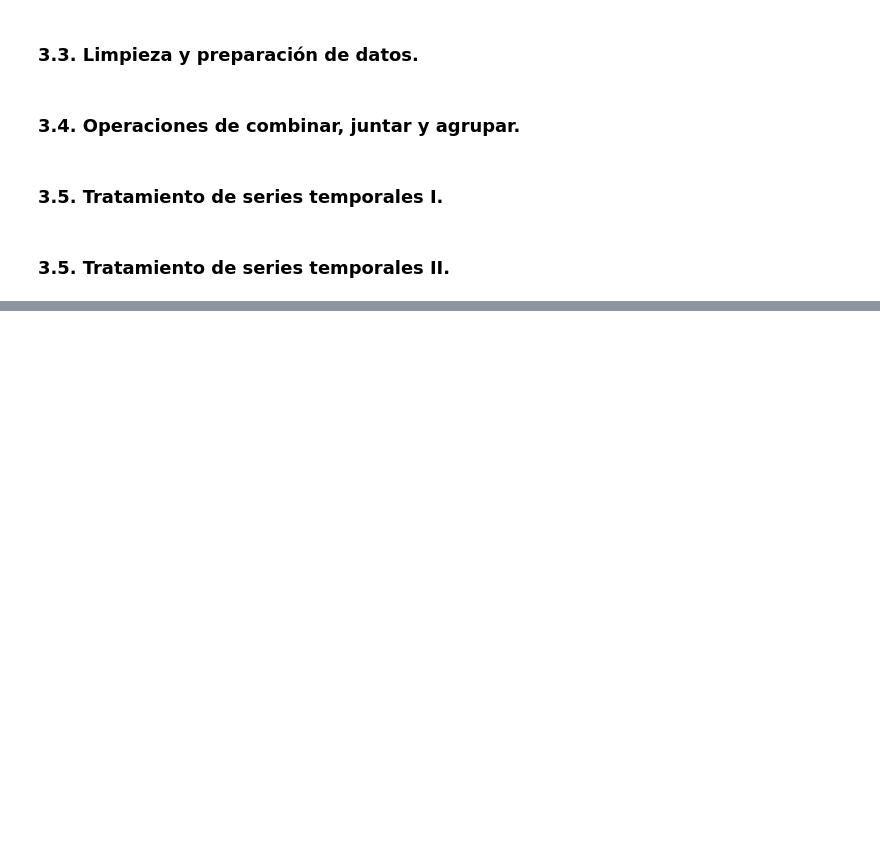
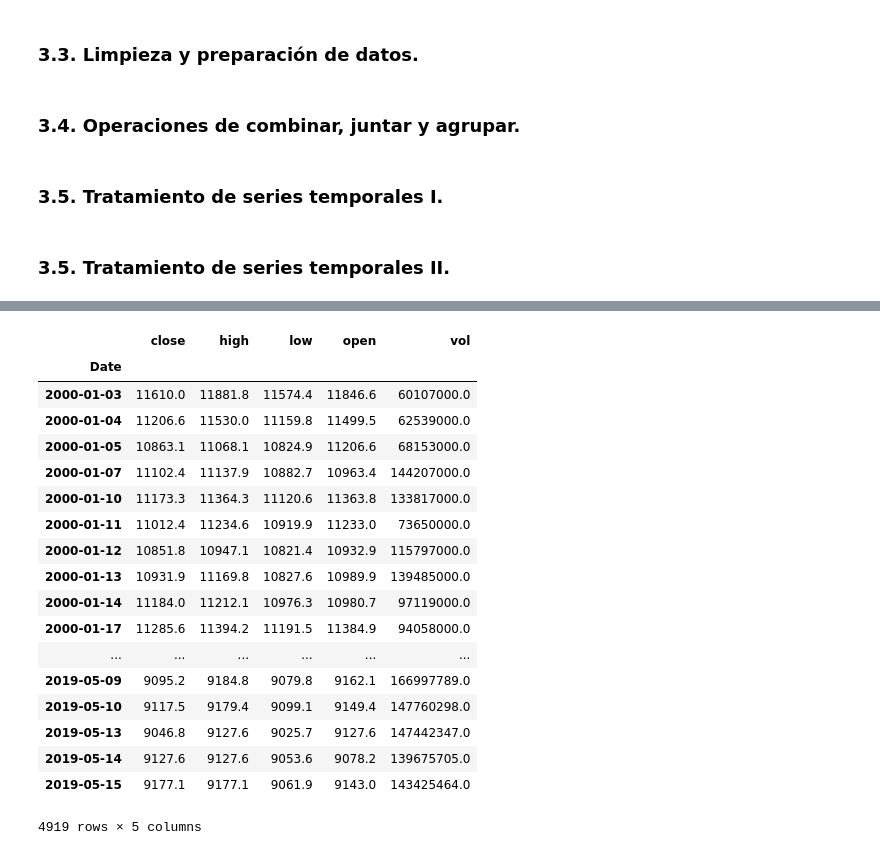
Before and after one commit to fernandodelacalle/miax-python, a Jupyter notebook: ejercicios/3_ejercicios.ipynb, the cells around one changed output, grey strips where cells are left out. Drawn from its saved outputs; the diff is of its cells as text; code cells hidden in the pictures; blank space fills up the shorter version.

```diff
--- a/ejercicios/3_ejercicios.ipynb
+++ b/ejercicios/3_ejercicios.ipynb
@@ -74,0 +57,27 @@ Además de lo anterior hemos observado:
+# %%
+ibex = pd.read_csv('ibex.csv')
+ibex.index = pd.to_datetime(ibex['Unnamed: 0'])
+ibex.index.names = ['Date']
+ibex = ibex.drop(['Unnamed: 0'], axis=1)
+# %%
+ibex
+# %% [output]
+|  | close | high | low | open | vol |
+| Date |  |  |  |  |  |
+| 2000-01-03 | 11610.0 | 11881.8 | 11574.4 | 11846.6 | 60107000.0 |
+| 2000-01-04 | 11206.6 | 11530.0 | 11159.8 | 11499.5 | 62539000.0 |
+| 2000-01-05 | 10863.1 | 11068.1 | 10824.9 | 11206.6 | 68153000.0 |
+| 2000-01-07 | 11102.4 | 11137.9 | 10882.7 | 10963.4 | 144207000.0 |
+| 2000-01-10 | 11173.3 | 11364.3 | 11120.6 | 11363.8 | 133817000.0 |
+| 2000-01-11 | 11012.4 | 11234.6 | 10919.9 | 11233.0 | 73650000.0 |
+| 2000-01-12 | 10851.8 | 10947.1 | 10821.4 | 10932.9 | 115797000.0 |
+| 2000-01-13 | 10931.9 | 11169.8 | 10827.6 | 10989.9 | 139485000.0 |
+| 2000-01-14 | 11184.0 | 11212.1 | 10976.3 | 10980.7 | 97119000.0 |
+| 2000-01-17 | 11285.6 | 11394.2 | 11191.5 | 11384.9 | 94058000.0 |
+| ... | ... | ... | ... | ... | ... |
+| 2019-05-09 | 9095.2 | 9184.8 | 9079.8 | 9162.1 | 166997789.0 |
+| 2019-05-10 | 9117.5 | 9179.4 | 9099.1 | 9149.4 | 147760298.0 |
+| 2019-05-13 | 9046.8 | 9127.6 | 9025.7 | 9127.6 | 147442347.0 |
+| 2019-05-14 | 9127.6 | 9127.6 | 9053.6 | 9078.2 | 139675705.0 |
+| 2019-05-15 | 9177.1 | 9177.1 | 9061.9 | 9143.0 | 143425464.0 |
+4919 rows × 5 columns
```
Also changed, not shown: parts of 17 cells of this notebook, 7 other files.
